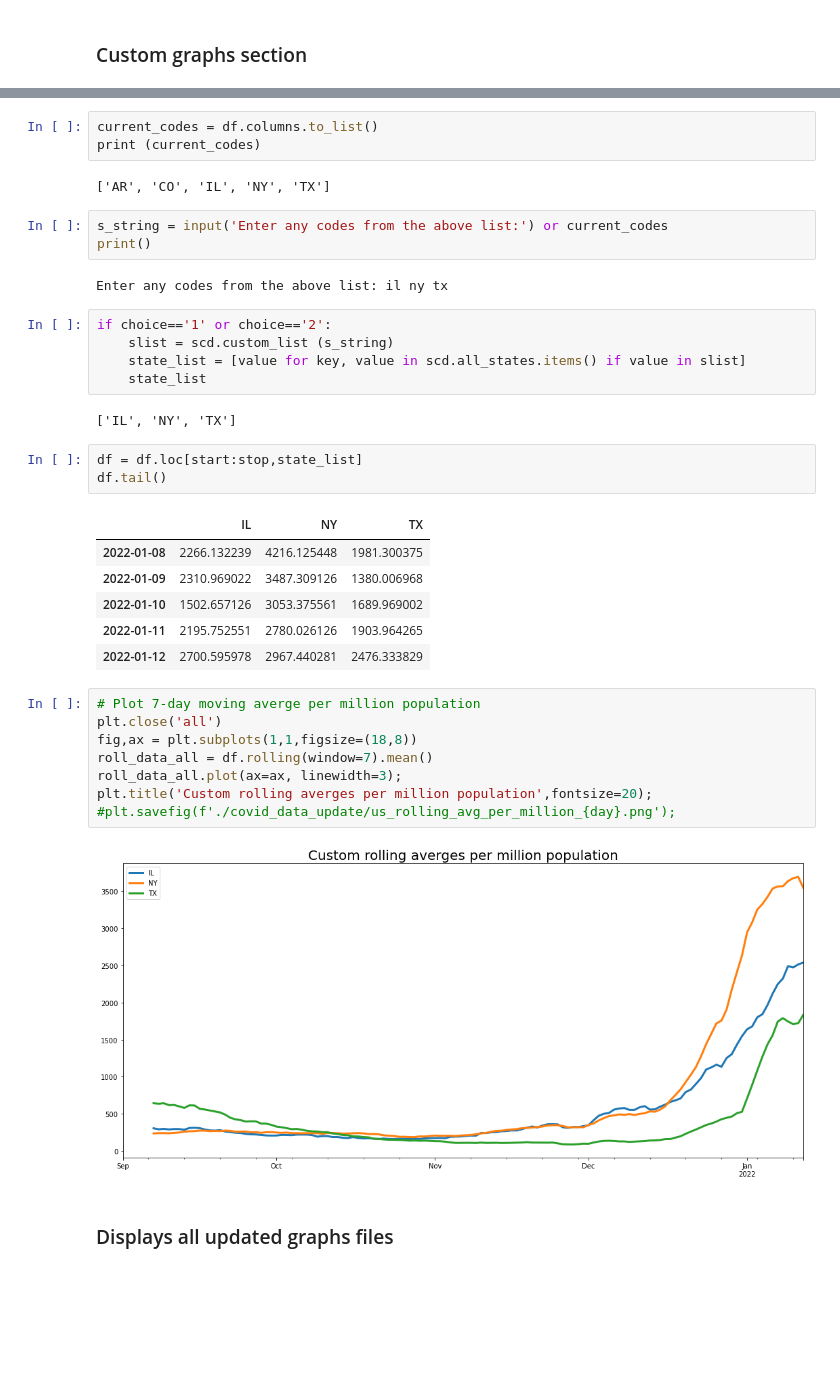
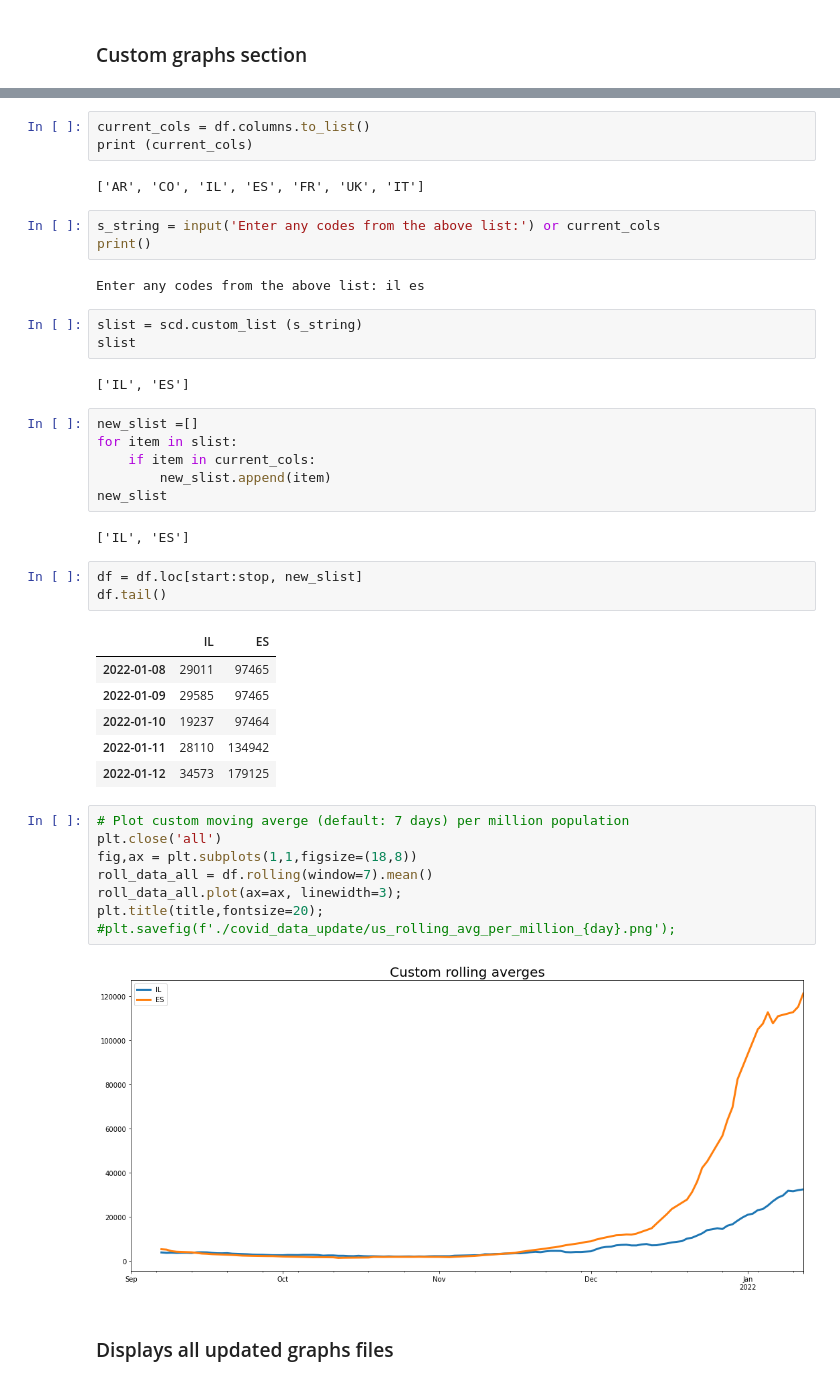
Before and after one commit to edterrell/covid_machinations, a Jupyter notebook: covid19.ipynb, the cells around one changed output, grey strips where cells are left out. Cells and saved outputs as stored; diff of their text form; blank space fills up the shorter version.

Commit message:
corrected custom country graphs plots

```diff
--- a/covid19.ipynb
+++ b/covid19.ipynb
@@ -742,40 +729,46 @@ STOP:    2022-01-13 12:24:09.801533
 # %%
-current_codes = df.columns.to_list()
-print (current_codes)
+current_cols = df.columns.to_list()
+print (current_cols)
 # %% [output]
-['AR', 'CO', 'IL', 'NY', 'TX']
+['AR', 'CO', 'IL', 'ES', 'FR', 'UK', 'IT']
 # %%
-s_string = input('Enter any codes from the above list:') or current_codes
+s_string = input('Enter any codes from the above list:') or current_cols
 print()
 # %% [output]
-Enter any codes from the above list: il ny tx
+Enter any codes from the above list: il es
-# %%
-if choice=='1' or choice=='2':
-    slist = scd.custom_list (s_string)
-    state_list = [value for key, value in scd.all_states.items() if value in slist]
-    state_list
-# %% [output]
-['IL', 'NY', 'TX']
+# %%
+slist = scd.custom_list (s_string)
+slist
+# %% [output]
+['IL', 'ES']
+# %%
+new_slist =[]
+for item in slist:
+    if item in current_cols:
+        new_slist.append(item)
+new_slist
+# %% [output]
+['IL', 'ES']
 # %%
-df = df.loc[start:stop,state_list]
+df = df.loc[start:stop, new_slist]
 df.tail()
 # %% [output]
-|  | IL | NY | TX |
-| 2022-01-08 | 2266.132239 | 4216.125448 | 1981.300375 |
-| 2022-01-09 | 2310.969022 | 3487.309126 | 1380.006968 |
-| 2022-01-10 | 1502.657126 | 3053.375561 | 1689.969002 |
-| 2022-01-11 | 2195.752551 | 2780.026126 | 1903.964265 |
-| 2022-01-12 | 2700.595978 | 2967.440281 | 2476.333829 |
+|  | IL | ES |
+| 2022-01-08 | 29011 | 97465 |
+| 2022-01-09 | 29585 | 97465 |
+| 2022-01-10 | 19237 | 97464 |
+| 2022-01-11 | 28110 | 134942 |
+| 2022-01-12 | 34573 | 179125 |
 # %%
-# Plot 7-day moving averge per million population
+# Plot custom moving averge (default: 7 days) per million population
 plt.close('all')
 fig,ax = plt.subplots(1,1,figsize=(18,8))
 roll_data_all = df.rolling(window=7).mean()
 roll_data_all.plot(ax=ax, linewidth=3);
-plt.title('Custom rolling averges per million population',fontsize=20);
+plt.title(title,fontsize=20);
 #plt.savefig(f'./covid_data_update/us_rolling_avg_per_million_{day}.png');
 # %% [output]
-[figure, old version]
+[figure, new version]
 # %% [markdown]
 ### Displays all updated graphs files
 # %%
```
Also changed, not shown: parts of 34 cells of this notebook.
